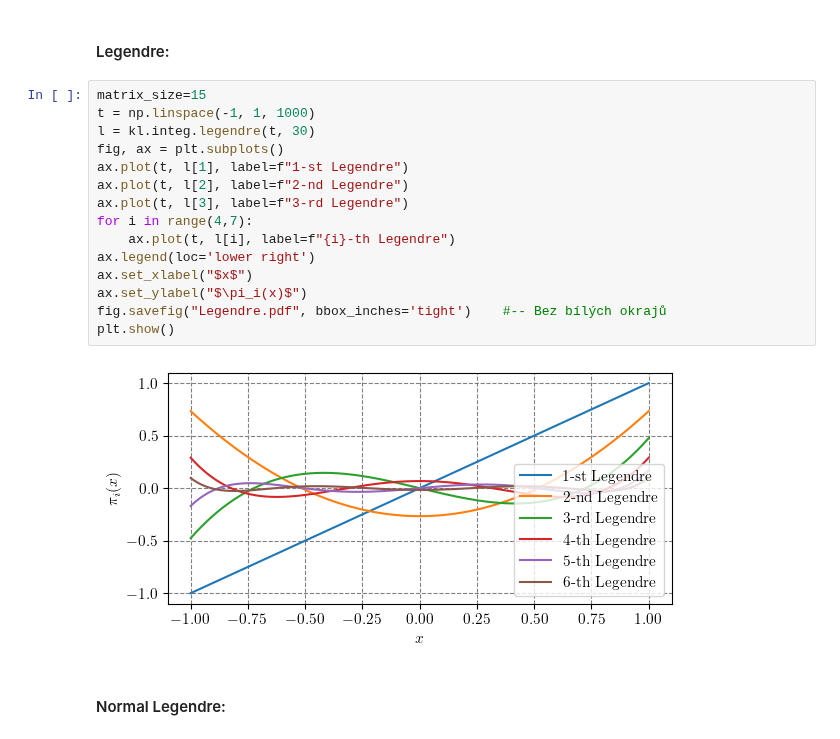
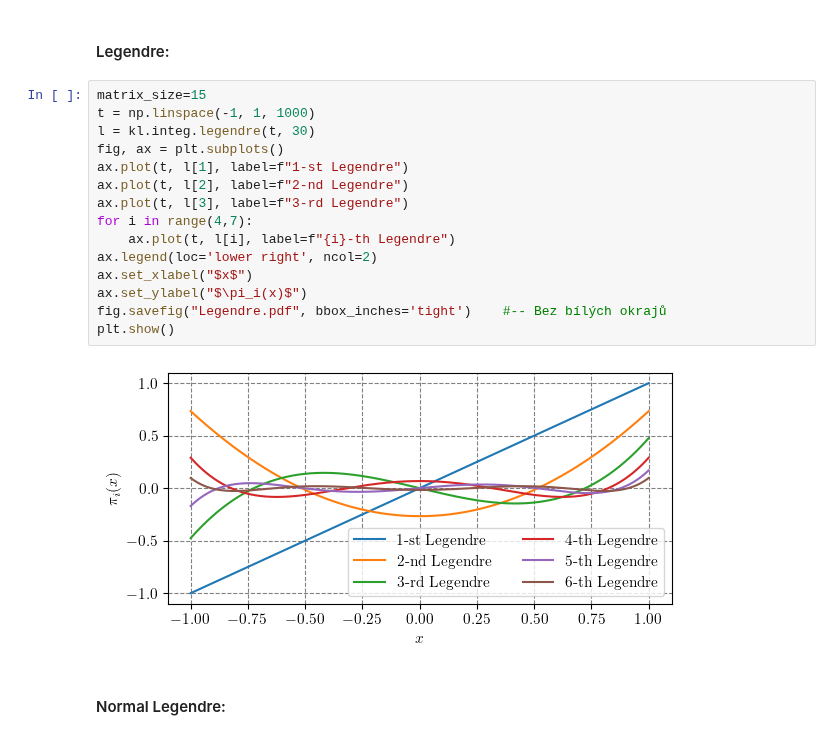
Before and after one commit to SED0280/BakalarkaCode, a Jupyter notebook: polynomials.ipynb, the cells around one changed output. Cells and saved outputs as stored; diff of their text form.

```diff
--- a/polynomials.ipynb
+++ b/polynomials.ipynb
@@ -13,20 +13,20 @@ import graphSettings
 # %%
 matrix_size=15
 t = np.linspace(-1, 1, 1000)
 l = kl.integ.legendre(t, 30)
 fig, ax = plt.subplots()
 ax.plot(t, l[1], label=f"1-st Legendre")
 ax.plot(t, l[2], label=f"2-nd Legendre")
 ax.plot(t, l[3], label=f"3-rd Legendre")
 for i in range(4,7):
     ax.plot(t, l[i], label=f"{i}-th Legendre")
-ax.legend(loc='lower right')
+ax.legend(loc='lower right', ncol=2)
 ax.set_xlabel("$x$")
 ax.set_ylabel("$\pi_i(x)$")
 fig.savefig("Legendre.pdf", bbox_inches='tight')    #-- Bez bílých okrajů
 plt.show()
 # %% [output]
-[figure, old version]
+[figure, new version]
 # %% [markdown]
 #### Normal Legendre:
 # %%
```
Also changed, not shown: parts of 2 cells of this notebook, 4 other files.
